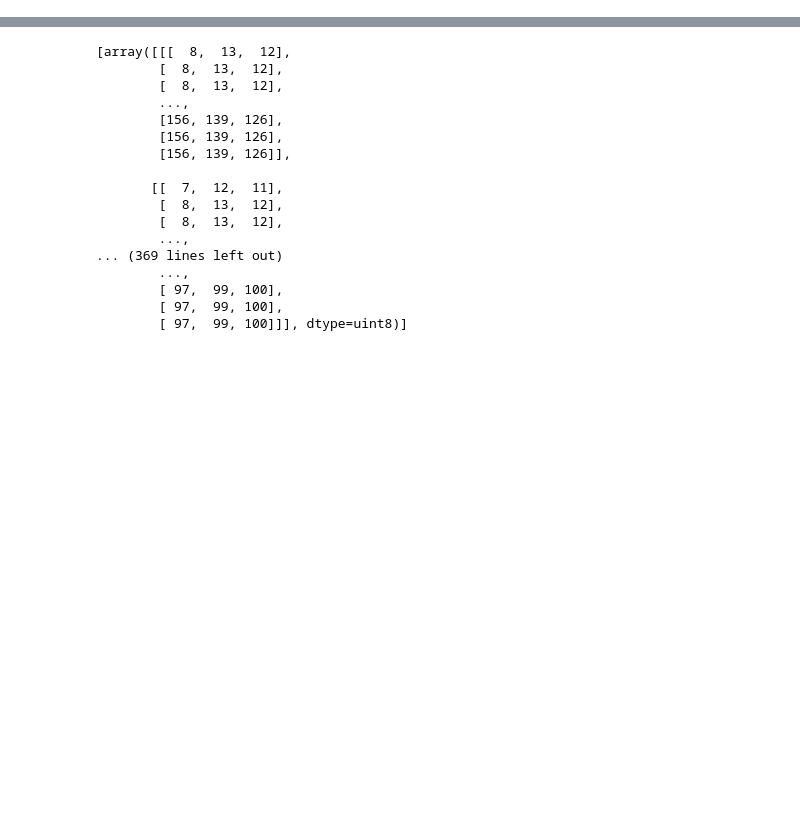
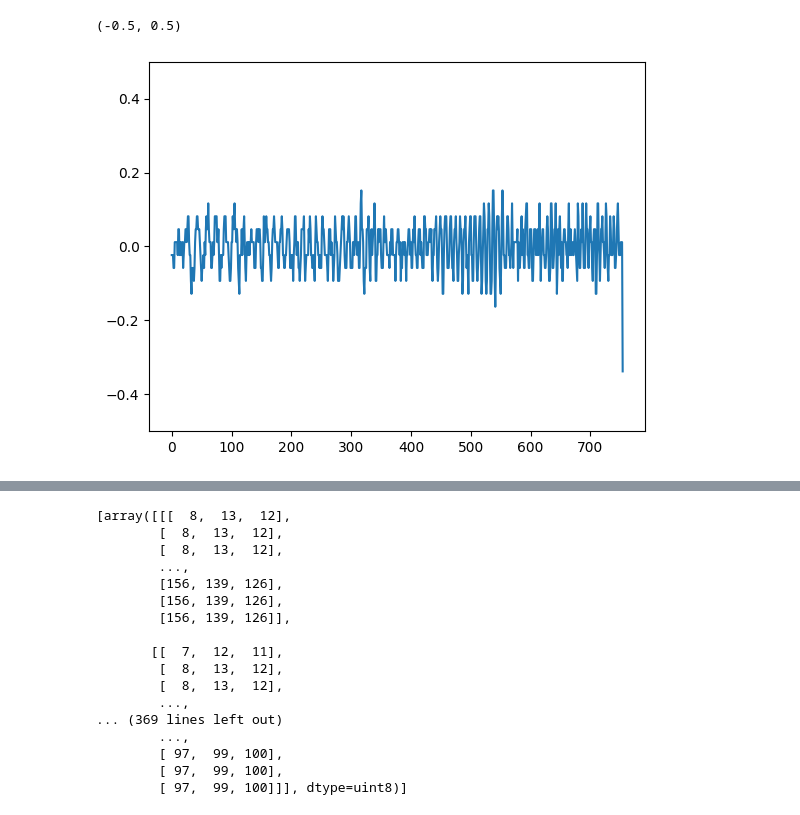
Before and after one commit to gordoncd/vidWFT, a Jupyter notebook: waves-analysis-05-28-2024.ipynb, the cells around one changed output, grey strips where cells are left out. Cells and saved outputs as stored; diff of their text form; code cells hidden in the pictures; blank space fills up the shorter version.

```diff
--- a/waves-analysis-05-28-2024.ipynb
+++ b/waves-analysis-05-28-2024.ipynb
@@ -15 +53,7 @@ print(arr.shape)
+# %%
+plt.plot(arr_centered[:-15,0,1])
+plt.ylim((-.5,.5))
+# %% [output]
+(-0.5, 0.5)
+[figure, added]
 # %%
```
Also changed, not shown: parts of 7 cells of this notebook, 5 other files.
